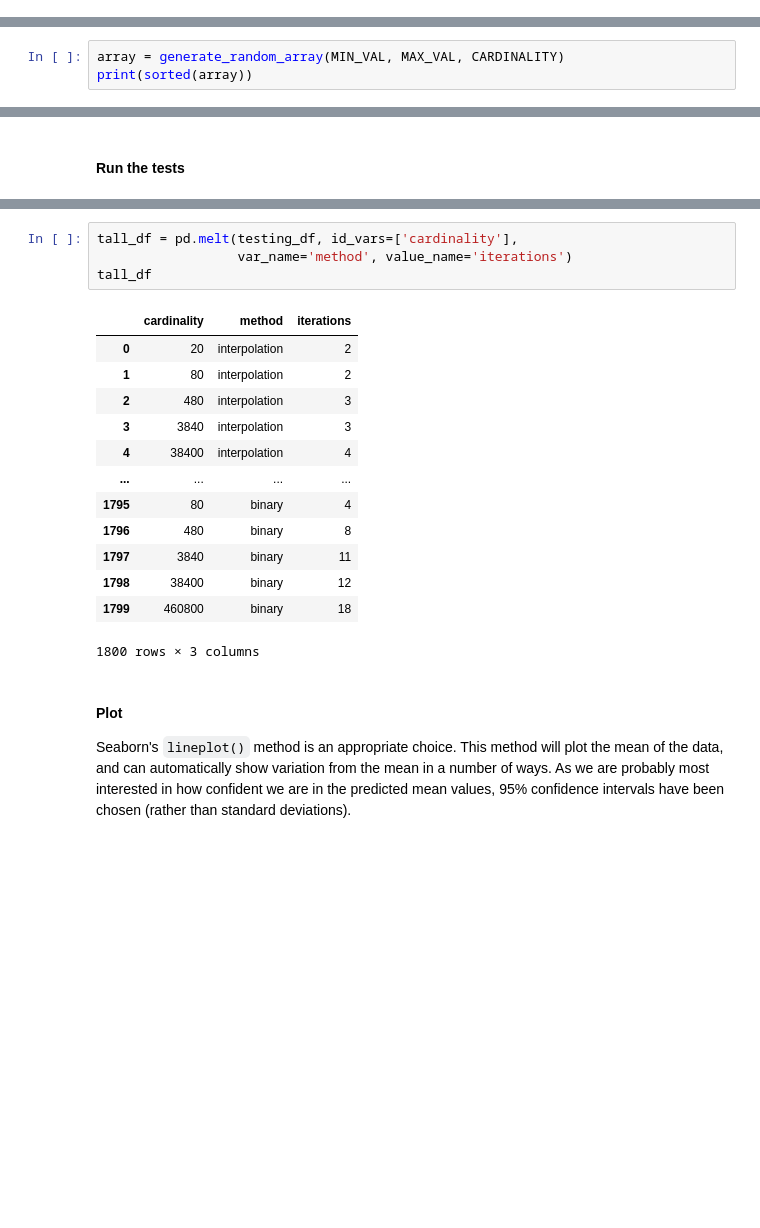
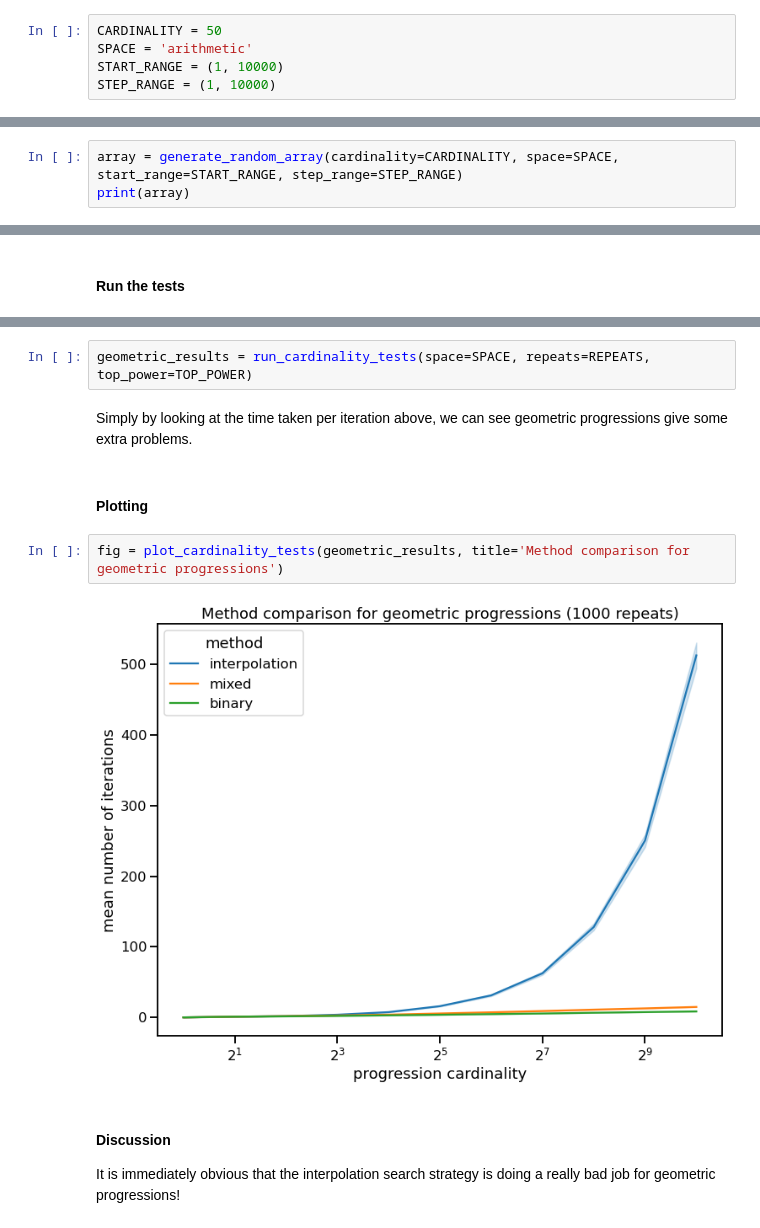
Before and after one commit to matthewDavidson1997/Interpolation-Search, a Jupyter notebook: Interpolation search.ipynb, the cells around one changed output, grey strips where cells are left out. Saved outputs shown, nothing was run; the diff lists cells and outputs as text; blank space fills up the shorter version.

```diff
--- a/Interpolation search.ipynb
+++ b/Interpolation search.ipynb
@@ -67,0 +67,5 @@ CARDINALITY = 50
+# %%
+CARDINALITY = 50
+SPACE = 'arithmetic'
+START_RANGE = (1, 10000)
+STEP_RANGE = (1, 10000)
@@ -68,4 +75,4 @@ CARDINALITY = 50
 # %%
-array = generate_random_array(MIN_VAL, MAX_VAL, CARDINALITY)
-print(sorted(array))
+array = generate_random_array(cardinality=CARDINALITY, space=SPACE, start_range=START_RANGE, step_range=STEP_RANGE)
+print(array)
 # %% [output]
@@ -194,21 +238,13 @@ The raw data can be unpivotted using `pandas.melt()`.  This gives us the tall, s
-# %%
-tall_df = pd.melt(testing_df, id_vars=['cardinality'],
-                  var_name='method', value_name='iterations')
-tall_df
-# %% [output]
-|  | cardinality | method | iterations |
-| 0 | 20 | interpolation | 2 |
-| 1 | 80 | interpolation | 2 |
-| 2 | 480 | interpolation | 3 |
-| 3 | 3840 | interpolation | 3 |
-| 4 | 38400 | interpolation | 4 |
-| ... | ... | ... | ... |
-| 1795 | 80 | binary | 4 |
-| 1796 | 480 | binary | 8 |
-| 1797 | 3840 | binary | 11 |
-| 1798 | 38400 | binary | 12 |
-| 1799 | 460800 | binary | 18 |
-1800 rows × 3 columns
-# %% [markdown]
-#### Plot
-Seaborn's `lineplot()` method is an appropriate choice.  This method will plot the mean of the data, and can automatically show variation from the mean in a number of ways.  As we are probably most interested in how confident we are in the predicted mean values, 95% confidence intervals have been chosen (rather than standard deviations).
+# %%
+geometric_results = run_cardinality_tests(space=SPACE, repeats=REPEATS, top_power=TOP_POWER)
+# %% [markdown]
+Simply by looking at the time taken per iteration above, we can see geometric progressions give some extra problems.
+# %% [markdown]
+#### Plotting
+# %%
+fig = plot_cardinality_tests(geometric_results, title='Method comparison for geometric progressions')
+# %% [output]
+[figure, added]
+# %% [markdown]
+#### Discussion
+It is immediately obvious that the interpolation search strategy is doing a really bad job for geometric progressions!
```
Also changed, not shown: parts of 44 cells of this notebook.
